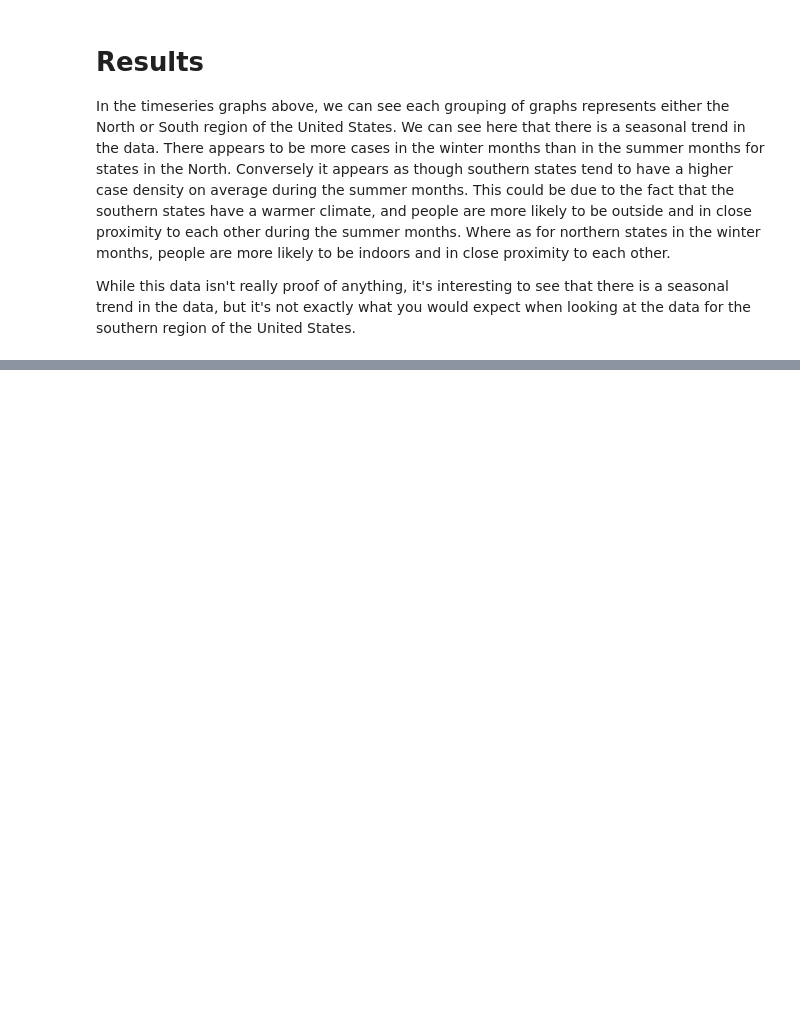
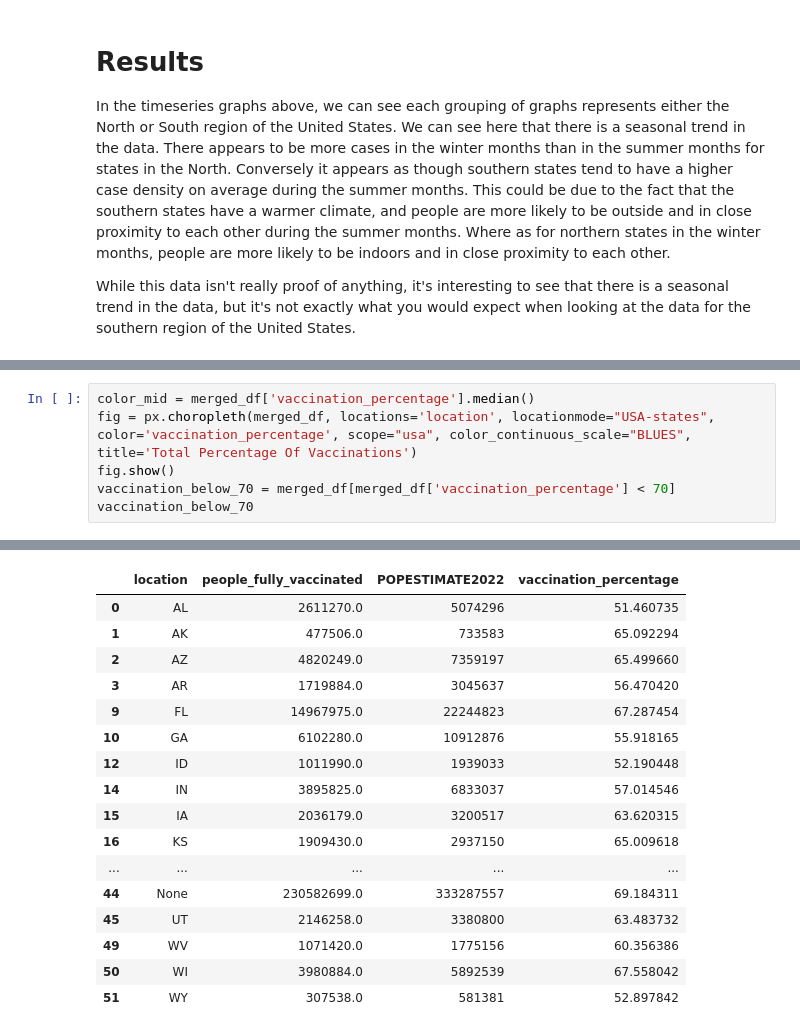
Before and after one commit to mikerasch/Covid19Analysis, a Jupyter notebook: Covid_Analysis.ipynb, the cells around one changed output, grey strips where cells are left out. Drawn from its saved outputs; the diff is of its cells as text; blank space fills up the shorter version.

```diff
--- a/Covid_Analysis.ipynb
+++ b/Covid_Analysis.ipynb
@@ -459,0 +579,7 @@ While this data isn't really proof of anything, it's interesting to see that the
+# %%
+color_mid = merged_df['vaccination_percentage'].median()
+fig = px.choropleth(merged_df, locations='location', locationmode="USA-states", color='vaccination_percentage', scope="usa", color_continuous_scale="BLUES", title='Total Percentage Of Vaccinations')
+fig.show()
+vaccination_below_70 = merged_df[merged_df['vaccination_percentage'] < 70]
+vaccination_below_70
+# %% [output]
@@ -459,0 +587,17 @@ While this data isn't really proof of anything, it's interesting to see that the
+|  | location | people_fully_vaccinated | POPESTIMATE2022 | vaccination_percentage |
+| 0 | AL | 2611270.0 | 5074296 | 51.460735 |
+| 1 | AK | 477506.0 | 733583 | 65.092294 |
+| 2 | AZ | 4820249.0 | 7359197 | 65.499660 |
+| 3 | AR | 1719884.0 | 3045637 | 56.470420 |
+| 9 | FL | 14967975.0 | 22244823 | 67.287454 |
+| 10 | GA | 6102280.0 | 10912876 | 55.918165 |
+| 12 | ID | 1011990.0 | 1939033 | 52.190448 |
+| 14 | IN | 3895825.0 | 6833037 | 57.014546 |
+| 15 | IA | 2036179.0 | 3200517 | 63.620315 |
+| 16 | KS | 1909430.0 | 2937150 | 65.009618 |
+| ... | ... | ... | ... | ... |
+| 44 | None | 230582699.0 | 333287557 | 69.184311 |
+| 45 | UT | 2146258.0 | 3380800 | 63.483732 |
+| 49 | WV | 1071420.0 | 1775156 | 60.356386 |
+| 50 | WI | 3980884.0 | 5892539 | 67.558042 |
+| 51 | WY | 307538.0 | 581381 | 52.897842 |
```
Also changed, not shown: parts of 19 cells of this notebook, 2 other files.
